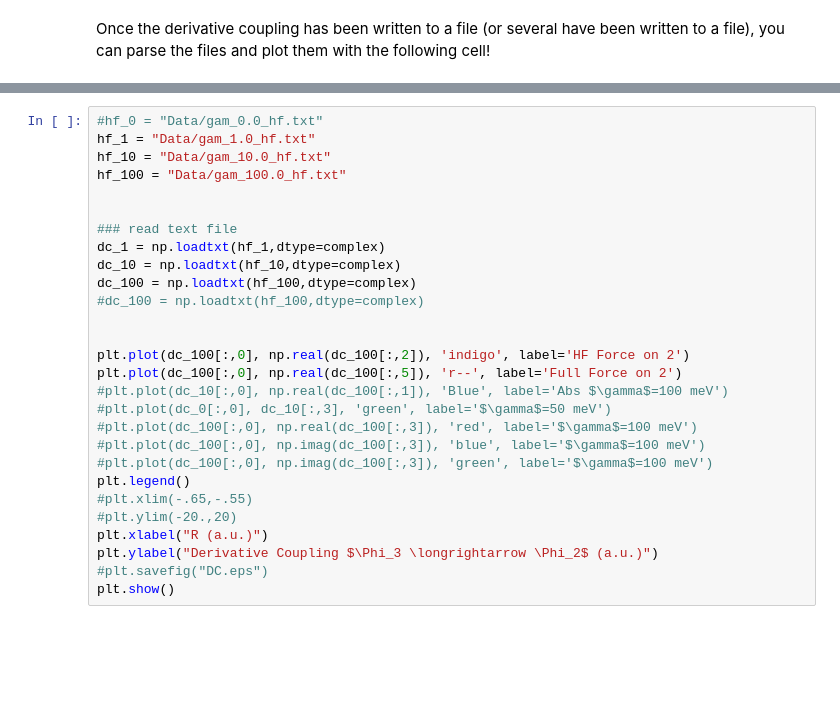
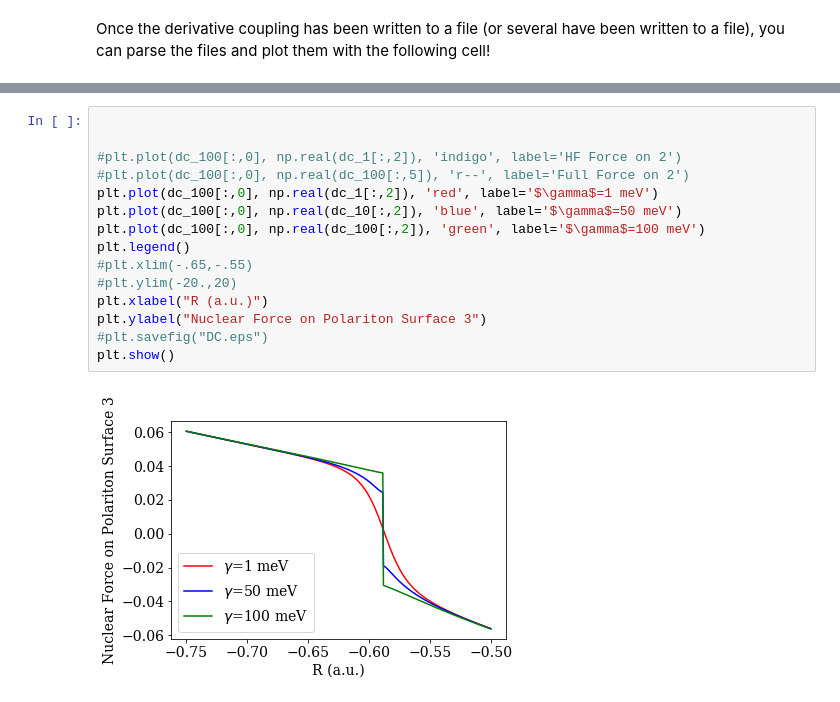
Before and after one commit to FoleyLab/PyCQED, a Jupyter notebook: Plot_Derivative_Coupling.ipynb, the cells around one changed output, grey strips where cells are left out. Cells and saved outputs as stored; diff of their text form; blank space fills up the shorter version.

```diff
--- a/Plot_Derivative_Coupling.ipynb
+++ b/Plot_Derivative_Coupling.ipynb
@@ -137,28 +142,17 @@ plt.show()
 # %%
-#hf_0 = "Data/gam_0.0_hf.txt"
-hf_1 = "Data/gam_1.0_hf.txt"
-hf_10 = "Data/gam_10.0_hf.txt"
-hf_100 = "Data/gam_100.0_hf.txt"
 
 
-### read text file
-dc_1 = np.loadtxt(hf_1,dtype=complex)
-dc_10 = np.loadtxt(hf_10,dtype=complex)
-dc_100 = np.loadtxt(hf_100,dtype=complex)
-#dc_100 = np.loadtxt(hf_100,dtype=complex)
-
-
-plt.plot(dc_100[:,0], np.real(dc_100[:,2]), 'indigo', label='HF Force on 2')
-plt.plot(dc_100[:,0], np.real(dc_100[:,5]), 'r--', label='Full Force on 2')
-#plt.plot(dc_10[:,0], np.real(dc_100[:,1]), 'Blue', label='Abs $\gamma$=100 meV')
-#plt.plot(dc_0[:,0], dc_10[:,3], 'green', label='$\gamma$=50 meV')
-#plt.plot(dc_100[:,0], np.real(dc_100[:,3]), 'red', label='$\gamma$=100 meV')
-#plt.plot(dc_100[:,0], np.imag(dc_100[:,3]), 'blue', label='$\gamma$=100 meV')
-#plt.plot(dc_100[:,0], np.imag(dc_100[:,3]), 'green', label='$\gamma$=100 meV')
+#plt.plot(dc_100[:,0], np.real(dc_1[:,2]), 'indigo', label='HF Force on 2')
+#plt.plot(dc_100[:,0], np.real(dc_100[:,5]), 'r--', label='Full Force on 2')
+plt.plot(dc_100[:,0], np.real(dc_1[:,2]), 'red', label='$\gamma$=1 meV')
+plt.plot(dc_100[:,0], np.real(dc_10[:,2]), 'blue', label='$\gamma$=50 meV')
+plt.plot(dc_100[:,0], np.real(dc_100[:,2]), 'green', label='$\gamma$=100 meV')
 plt.legend()
 #plt.xlim(-.65,-.55)
 #plt.ylim(-20.,20)
 plt.xlabel("R (a.u.)")
-plt.ylabel("Derivative Coupling $\Phi_3 \longrightarrow \Phi_2$ (a.u.)")
+plt.ylabel("Nuclear Force on Polariton Surface 3")
 #plt.savefig("DC.eps")
 plt.show()
+# %% [output]
+[figure, added]
```
Also changed, not shown: parts of 5 cells of this notebook, 2 other files.
